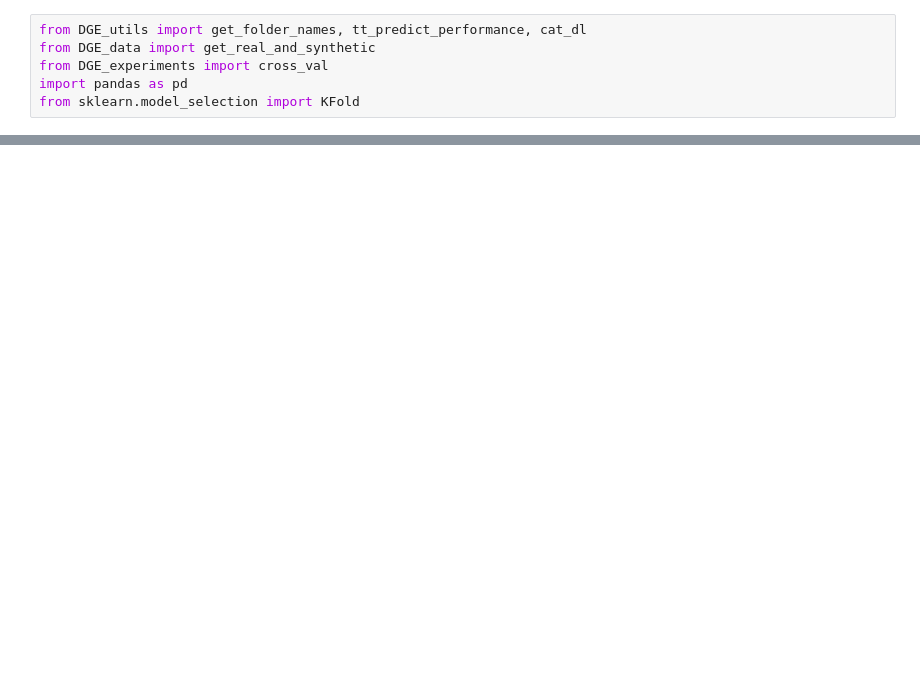
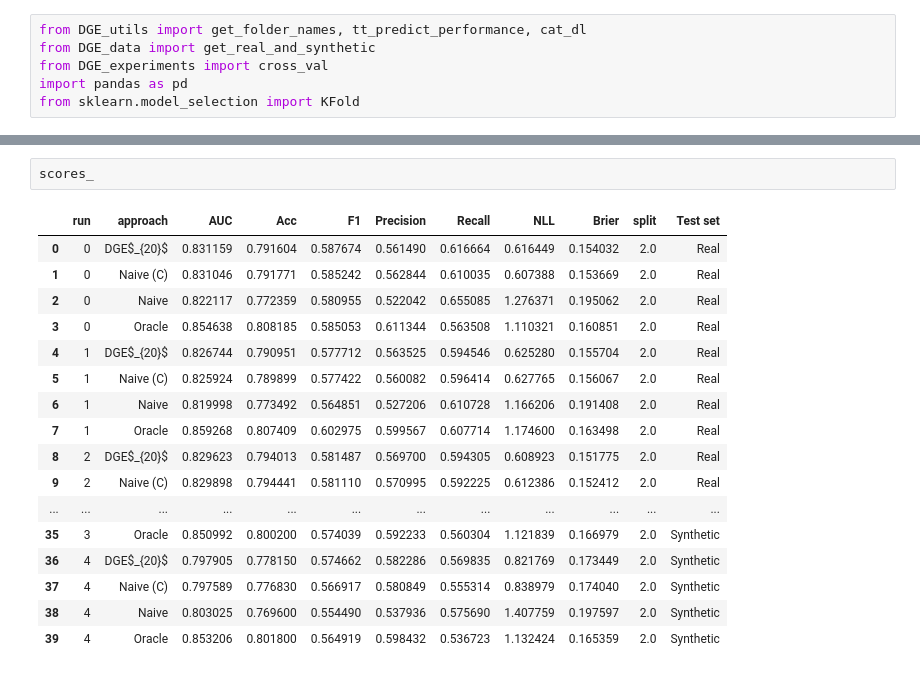
Before and after one commit to bvanbreugel/deep_generative_ensemble, a Jupyter notebook: concat_vs_normal.ipynb, the cells around one changed output, grey strips where cells are left out. Drawn from its saved outputs; the diff is of its cells as text; blank space fills up the shorter version.

```diff
--- a/concat_vs_normal.ipynb
+++ b/concat_vs_normal.ipynb
@@ -174,0 +165,20 @@ Oracle               0.431697  0.122876    2.0
+# %%
+scores_
+# %% [output]
+|  | run | approach | AUC | Acc | F1 | Precision | Recall | NLL | Brier | split | Test set |
+| 0 | 0 | DGE$_{20}$ | 0.831159 | 0.791604 | 0.587674 | 0.561490 | 0.616664 | 0.616449 | 0.154032 | 2.0 | Real |
+| 1 | 0 | Naive (C) | 0.831046 | 0.791771 | 0.585242 | 0.562844 | 0.610035 | 0.607388 | 0.153669 | 2.0 | Real |
+| 2 | 0 | Naive | 0.822117 | 0.772359 | 0.580955 | 0.522042 | 0.655085 | 1.276371 | 0.195062 | 2.0 | Real |
+| 3 | 0 | Oracle | 0.854638 | 0.808185 | 0.585053 | 0.611344 | 0.563508 | 1.110321 | 0.160851 | 2.0 | Real |
+| 4 | 1 | DGE$_{20}$ | 0.826744 | 0.790951 | 0.577712 | 0.563525 | 0.594546 | 0.625280 | 0.155704 | 2.0 | Real |
+| 5 | 1 | Naive (C) | 0.825924 | 0.789899 | 0.577422 | 0.560082 | 0.596414 | 0.627765 | 0.156067 | 2.0 | Real |
+| 6 | 1 | Naive | 0.819998 | 0.773492 | 0.564851 | 0.527206 | 0.610728 | 1.166206 | 0.191408 | 2.0 | Real |
+| 7 | 1 | Oracle | 0.859268 | 0.807409 | 0.602975 | 0.599567 | 0.607714 | 1.174600 | 0.163498 | 2.0 | Real |
+| 8 | 2 | DGE$_{20}$ | 0.829623 | 0.794013 | 0.581487 | 0.569700 | 0.594305 | 0.608923 | 0.151775 | 2.0 | Real |
+| 9 | 2 | Naive (C) | 0.829898 | 0.794441 | 0.581110 | 0.570995 | 0.592225 | 0.612386 | 0.152412 | 2.0 | Real |
+| ... | ... | ... | ... | ... | ... | ... | ... | ... | ... | ... | ... |
+| 35 | 3 | Oracle | 0.850992 | 0.800200 | 0.574039 | 0.592233 | 0.560304 | 1.121839 | 0.166979 | 2.0 | Synthetic |
+| 36 | 4 | DGE$_{20}$ | 0.797905 | 0.778150 | 0.574662 | 0.582286 | 0.569835 | 0.821769 | 0.173449 | 2.0 | Synthetic |
+| 37 | 4 | Naive (C) | 0.797589 | 0.776830 | 0.566917 | 0.580849 | 0.555314 | 0.838979 | 0.174040 | 2.0 | Synthetic |
+| 38 | 4 | Naive | 0.803025 | 0.769600 | 0.554490 | 0.537936 | 0.575690 | 1.407759 | 0.197597 | 2.0 | Synthetic |
+| 39 | 4 | Oracle | 0.853206 | 0.801800 | 0.564919 | 0.598432 | 0.536723 | 1.132424 | 0.165359 | 2.0 | Synthetic |
```
Also changed, not shown: parts of 5 cells of this notebook, 6 other files.
